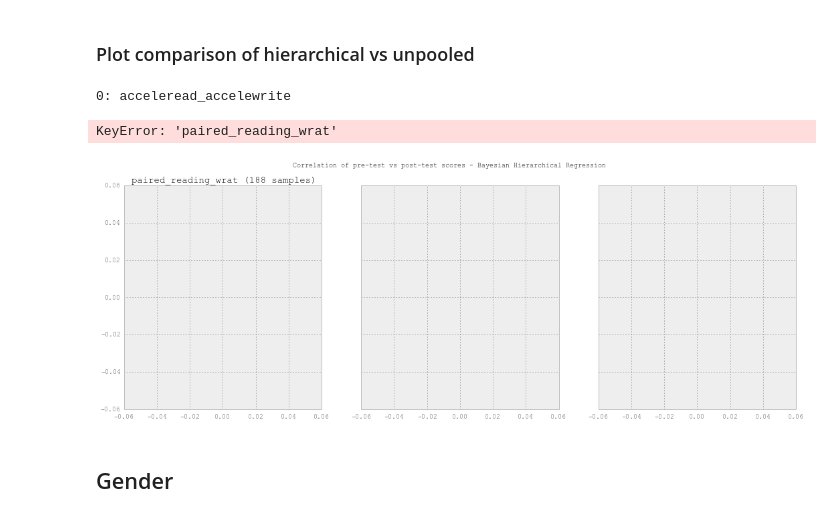
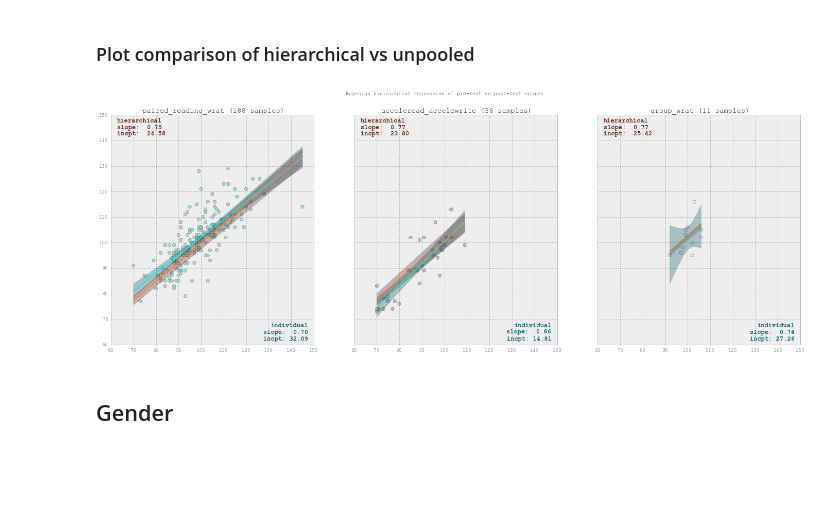
Before and after one commit to tcarnus/suas_literacy, a Jupyter notebook: 02_InitialExploration.ipynb, the cells around one changed output. Drawn from its saved outputs; the diff is of its cells as text; code cells hidden in the pictures; blank space fills up the shorter version.

```diff
--- a/02_InitialExploration.ipynb
+++ b/02_InitialExploration.ipynb
@@ -406,13 +287,12 @@ plt.show()
 # %% [markdown]
 ### Unpooled
 # %%
-## unpooled model for test type
-
+## run sampling
 unqvals_testtype = np.unique(df.testtype)
-traces_unpooled = {}
+traces_ind_testtype = {}
 
 for testtype in unqvals_testtype:
-    x = df.loc[df.testtype == testtype, 'staard_score_pre']
-    y = df.loc[df.testtype == testtype, 'staard_score_post']
-    traces_unpooled[testtype] = get_traces_unpooled(x, y, max_iter=10000)
+    x = df.loc[df.testtype == testtype, xy['x']]
+    y = df.loc[df.testtype == testtype, xy['y']]
+    traces_ind_testtype[testtype] = get_traces_individual(x, y, max_iter=10000)
 # %% [output]
@@ -432,11 +305,8 @@ Estimates for: paired_reading_wrat
 # %% [markdown]
 ### Hierarchical
 # %%
-## run traces
-unqvals_testtype = np.unique(df.testtype)
+## run sampling
 unqvals_translator = {v:k for k,v in enumerate(unqvals_testtype)}
 idxs = [unqvals_translator[v] for v in df.testtype]
-x = df['staard_score_pre']
-y = df['staard_score_post']
-traces_hierarchical = get_traces_hierarchical(x, y, idxs, max_iter=200000)
+traces_hier_testtype = get_traces_hierarchical(df[xy['x']], df[xy['y']], idxs, max_iter=100000)
 # %% [output]
@@ -450,30 +318,10 @@ with pm.Model() as hierarchical_model:
 # %% [markdown]
 ### Plot comparison of hierarchical vs unpooled
-# %%
-fig, axes1d = plt.subplots(nrows=1, ncols=len(unqvals_testtype), sharex=True, sharey=True, figsize=(18,6))
-fig.subplots_adjust(wspace=0.2)
-fig.suptitle('Correlation of pre-test vs post-test scores - Bayesian Hierarchical Regression')
-cm_cmap = cm.get_cmap('Set1')
-
-for j, (sp, testype) in enumerate(zip(axes1d,unqvals_testtype)):
-
-    print('{}: {}'.format(j,testype))
-    clr = cm_cmap(j/len(unqvals_testtype))
-    x = df.loc[df.testtype == testtype, 'staard_score_pre']
-    y = df.loc[df.testtype == testtype, 'staard_score_post']
-
-    # datapoints and subplot titles
-    sp.scatter(x=x,y=y,s=40,color=clr,alpha=0.7,edgecolor='#333333')
-    sp.annotate('{} ({} samples)'.format(testtype,len(x))
-                ,xy=(0.5,1),xycoords='axes fraction',size=14,ha='center'
-                ,xytext=(0,6),textcoords='offset points')
-
-    plot_reg(sp,traces_unpooled[testtype],x,burn_ratio=0.25, ipoints=10)
-#    plot_reg(sp,traces_hierarchical,x,usage='hierarchical',col=j,burn_ratio=0.5, ipoints=10)
-# %% [output]
-0: acceleread_accelewrite
-KeyError: 'paired_reading_wrat'
-[figure, removed]
+# %%
+plot_reg_bayes(df, xy ,traces_ind_testtype, traces_hier_testtype
+               , feat='testtype', burn_ind=2000, burn_hier=50000)
+# %% [output]
+[figure, added]
 # %% [markdown]
 ## Gender
 # %% [markdown]
```
Also changed, not shown: parts of 15 cells of this notebook, 1 other file.
